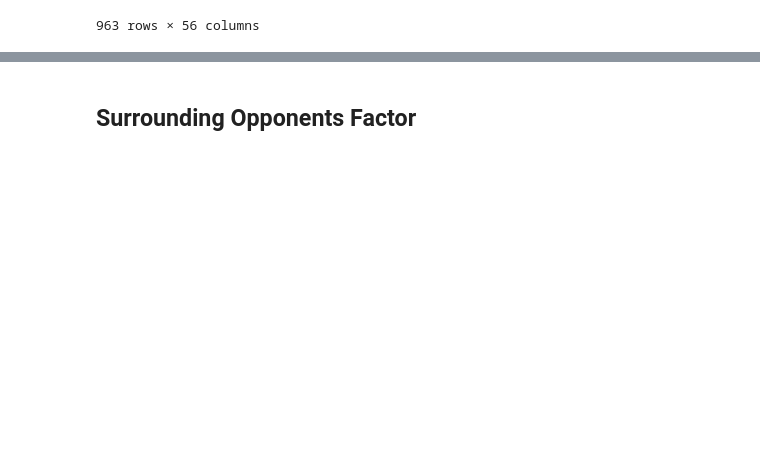
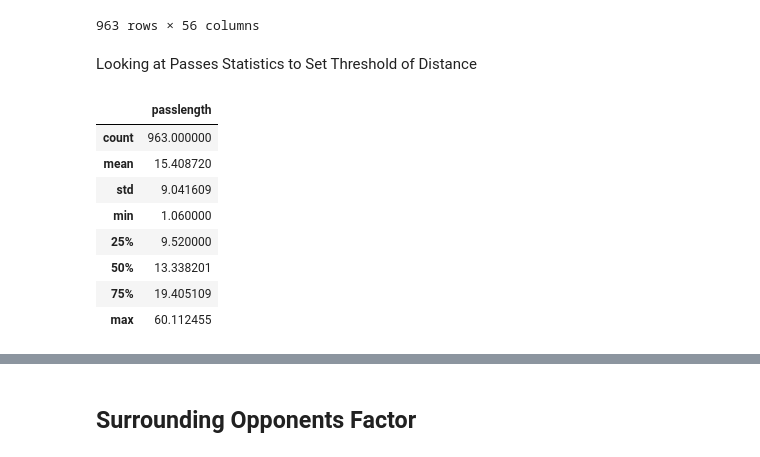
Before and after one commit to heysteph/Project1, a Jupyter notebook: example_notebook.ipynb, the cells around one changed output, grey strips where cells are left out. Drawn from its saved outputs; the diff is of its cells as text; code cells hidden in the pictures; blank space fills up the shorter version.

```diff
--- a/example_notebook.ipynb
+++ b/example_notebook.ipynb
@@ -214,3 +187,19 @@ trackingpasses
 | 137334 | 2 | 5493.40 | -42.71906 | 3.72776 | -14.26230 | 24.33176 | -16.07490 | -4.16296 | -25.62444 | ... |
 | 140010 | 2 | 5600.44 | -31.35692 | 0.45696 | 2.91182 | 14.35480 | -8.91460 | -3.28916 | 24.89410 | ... |
 963 rows × 56 columns
+# %% [markdown]
+Looking at Passes Statistics to Set Threshold of Distance
+# %%
+# The lenght of each pass via distance forula
+passes["passlength"]= np.sqrt(np.square(passes["Start X"]-passes["End X"])+np.square(passes["Start Y"]-passes["End Y"]))
+passes[["passlength"]].describe()
+# %% [output]
+|  | passlength |
+| count | 963.000000 |
+| mean | 15.408720 |
+| std | 9.041609 |
+| min | 1.060000 |
+| 25% | 9.520000 |
+| 50% | 13.338201 |
+| 75% | 19.405109 |
+| max | 60.112455 |
```
Also changed, not shown: parts of 22 cells of this notebook, 2 other files.
